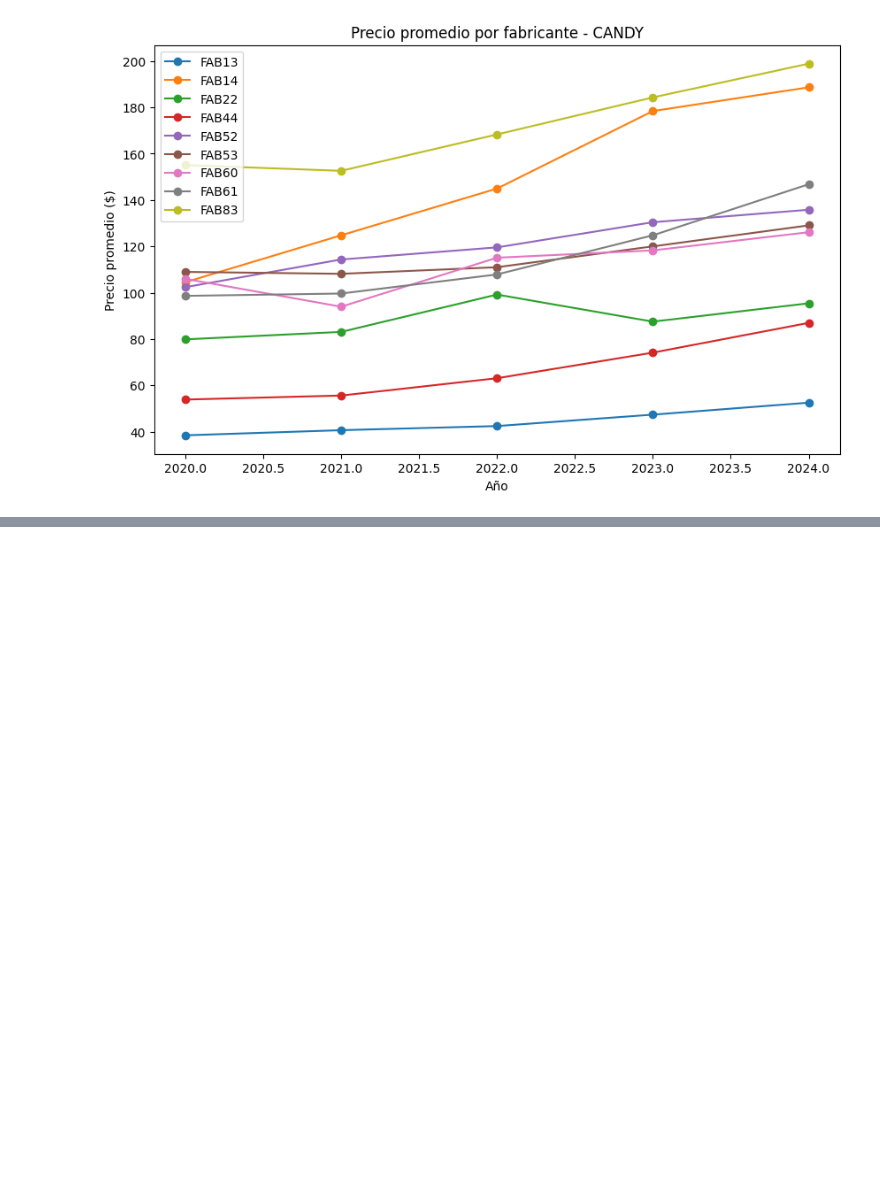
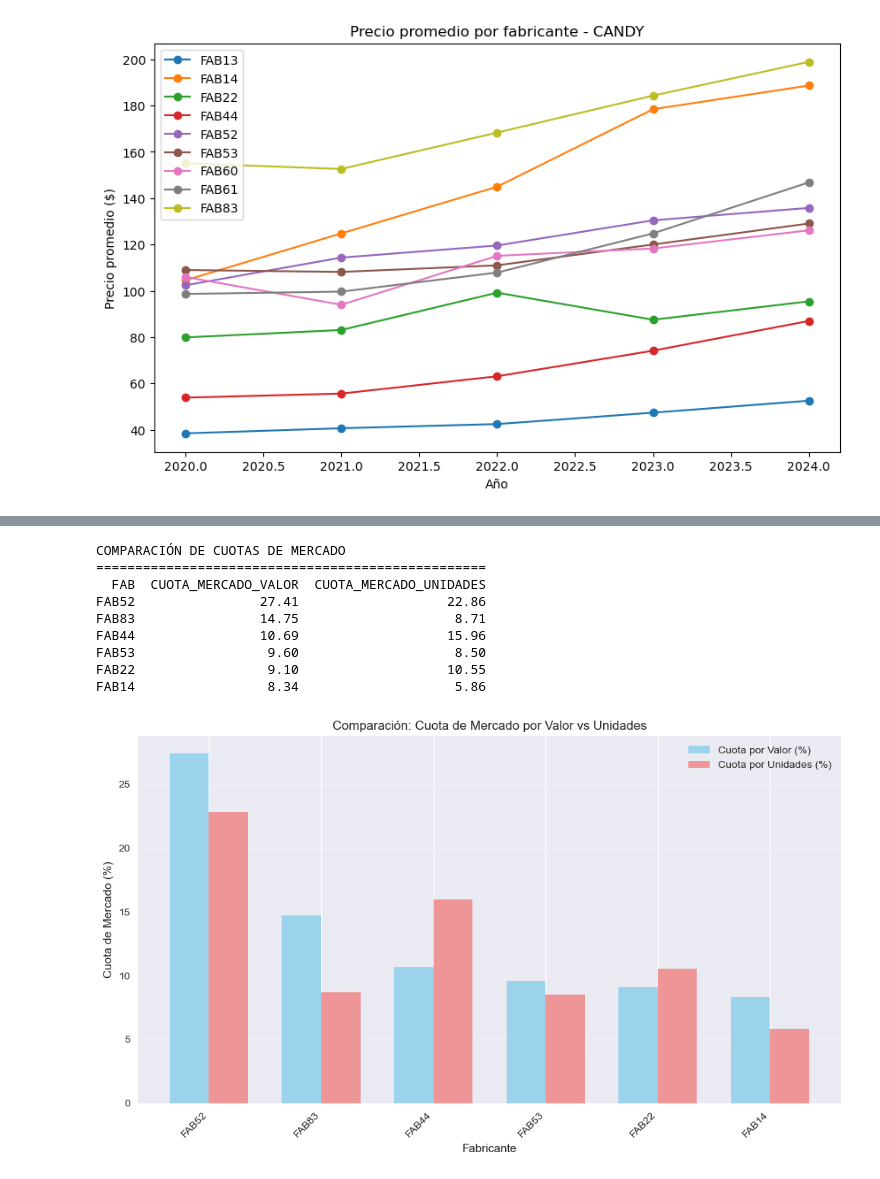
Before and after one commit to ViejoAgrio/Proyecto-1-Estad-stica, a Jupyter notebook: Projecto_1.ipynb, the cells around one changed output, grey strips where cells are left out. Cells and saved outputs as stored; diff of their text form; code cells hidden in the pictures; blank space fills up the shorter version.

```diff
--- a/Projecto_1.ipynb
+++ b/Projecto_1.ipynb
@@ -182,0 +300,33 @@ plt.show()
+# %%
+
+
+print("COMPARACIÓN DE CUOTAS DE MERCADO")
+print("="*50)
+print(datos_grafico[['FAB', 'CUOTA_MERCADO_VALOR', 'CUOTA_MERCADO_UNIDADES']].to_string(index=False))
+
+plt.figure(figsize=(10, 6))
+x = range(len(datos_grafico))
+width = 0.35
+plt.bar([i - width/2 for i in x], datos_grafico['CUOTA_MERCADO_VALOR'],
+        width, label='Cuota por Valor (%)', color='skyblue', alpha=0.8)
+plt.bar([i + width/2 for i in x], datos_grafico['CUOTA_MERCADO_UNIDADES'],
+        width, label='Cuota por Unidades (%)', color='lightcoral', alpha=0.8)
+plt.xlabel('Fabricante')
+plt.ylabel('Cuota de Mercado (%)')
+plt.title('Comparación: Cuota de Mercado por Valor vs Unidades')
+plt.xticks(x, datos_grafico['FAB'], rotation=45, ha='right')
+plt.legend()
+plt.grid(axis='y', alpha=0.3)
+plt.tight_layout()
+plt.show()
+# %% [output]
+COMPARACIÓN DE CUOTAS DE MERCADO
+==================================================
+  FAB  CUOTA_MERCADO_VALOR  CUOTA_MERCADO_UNIDADES
+FAB52                27.41                   22.86
+FAB83                14.75                    8.71
+FAB44                10.69                   15.96
+FAB53                 9.60                    8.50
+FAB22                 9.10                   10.55
+FAB14                 8.34                    5.86
+[figure, added]
```
Also changed, not shown: parts of 12 cells of this notebook, 1 other file.
